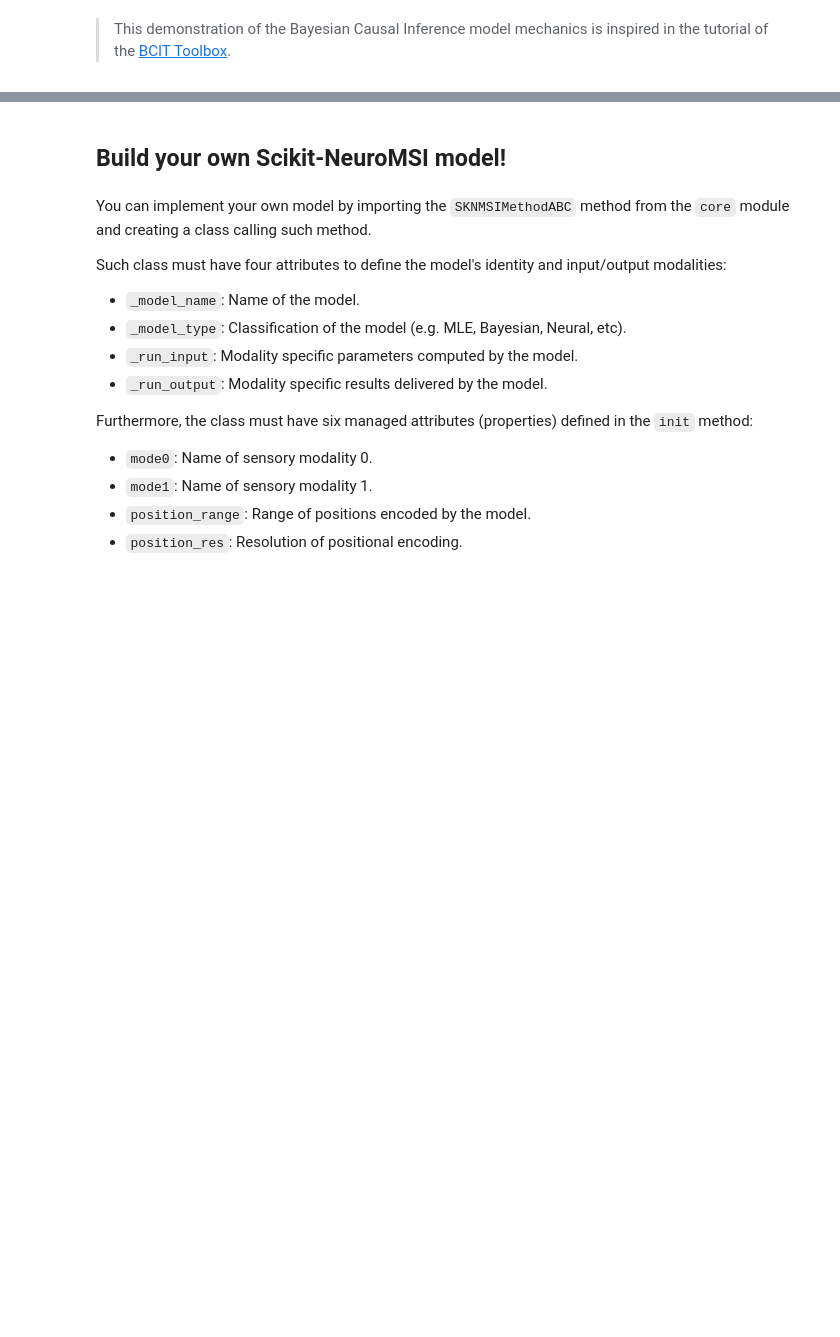
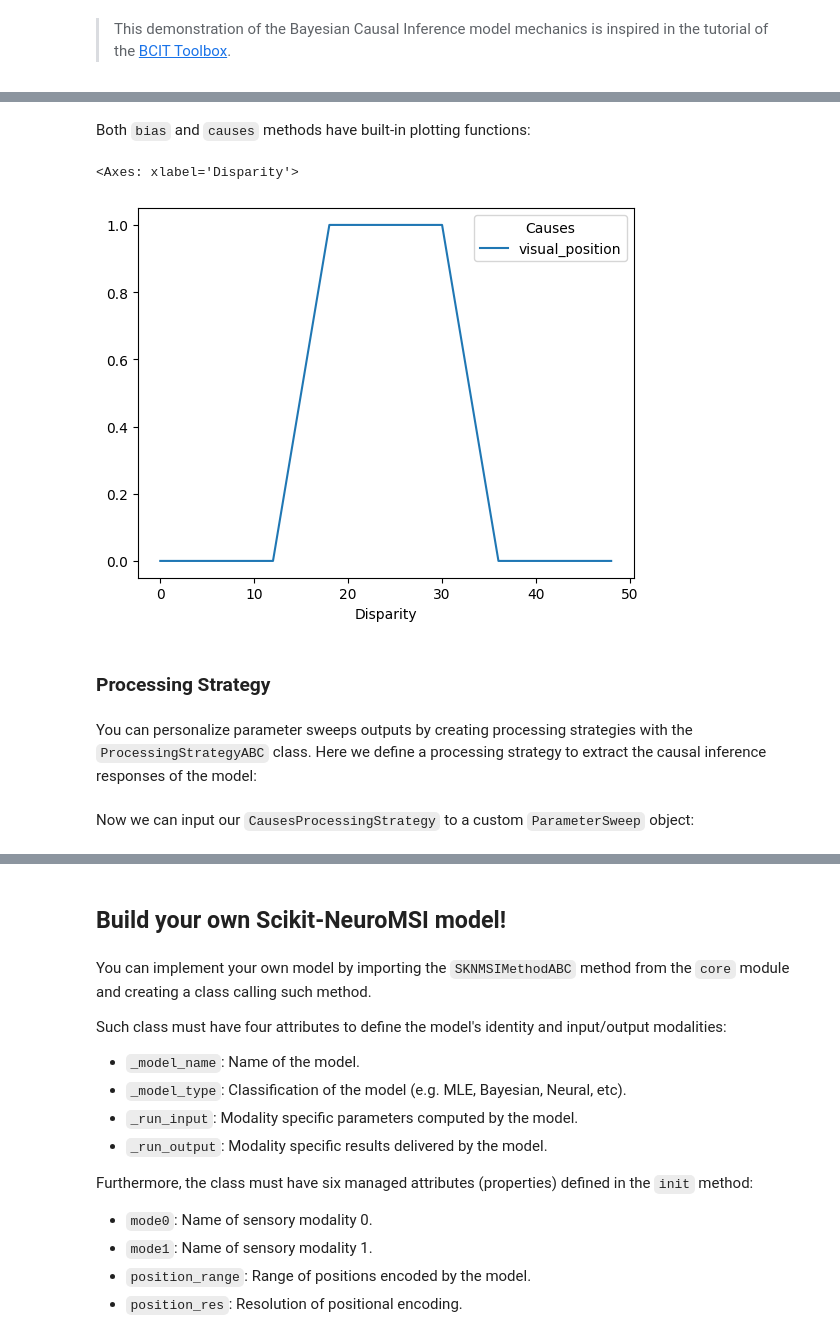
Before and after one commit to renatoparedes/scikit-neuromsi, a Jupyter notebook: docs/source/tutorial.ipynb, the cells around one changed output, grey strips where cells are left out. Drawn from its saved outputs; the diff is of its cells as text; code cells hidden in the pictures; blank space fills up the shorter version.

```diff
--- a/docs/source/tutorial.ipynb
+++ b/docs/source/tutorial.ipynb
@@ -150,0 +156,17 @@ C: 2
+# %%
+from skneuromsi.sweep import ParameterSweep
+from skneuromsi.neural import Cuppini2017
+import numpy as np
+
+## Model setup
+model_cuppini2017 = Cuppini2017(neurons=90, position_range=(0, 90))
+
+## Sweep setup
+spatial_disparities = np.array([-24, -12, -6, -3, 3, 6, 12, 24])
+
+sp_cuppini2017 = ParameterSweep(
+    model=model_cuppini2017,
+    target="visual_position",
+    repeat=1,
+    range=45 + spatial_disparities,
+)
@@ -150,0 +175,5 @@ C: 2
+# %%
+## Sweep run
+res_sp_cuppini2017 = sp_cuppini2017.run(
+    auditory_position=45, auditory_sigma=4.5, visual_sigma=3.5
+)
@@ -150,0 +237,11 @@ C: 2
+# %% [markdown]
+Both `bias` and `causes` methods have built-in plotting functions:
+# %%
+res_sp_cuppini2017.causes().plot()
+# %% [output]
+<Axes: xlabel='Disparity'>
+[figure, added]
+# %% [markdown]
+### Processing Strategy
+# %% [markdown]
+You can personalize parameter sweeps outputs by creating processing strategies with the `ProcessingStrategyABC` class. Here we define a processing strategy to extract the causal inference responses of the model:
@@ -150,0 +259,2 @@ C: 2
+# %% [markdown]
+Now we can input our `CausesProcessingStrategy` to a custom `ParameterSweep` object:
```
Also changed, not shown: parts of 28 cells of this notebook.
